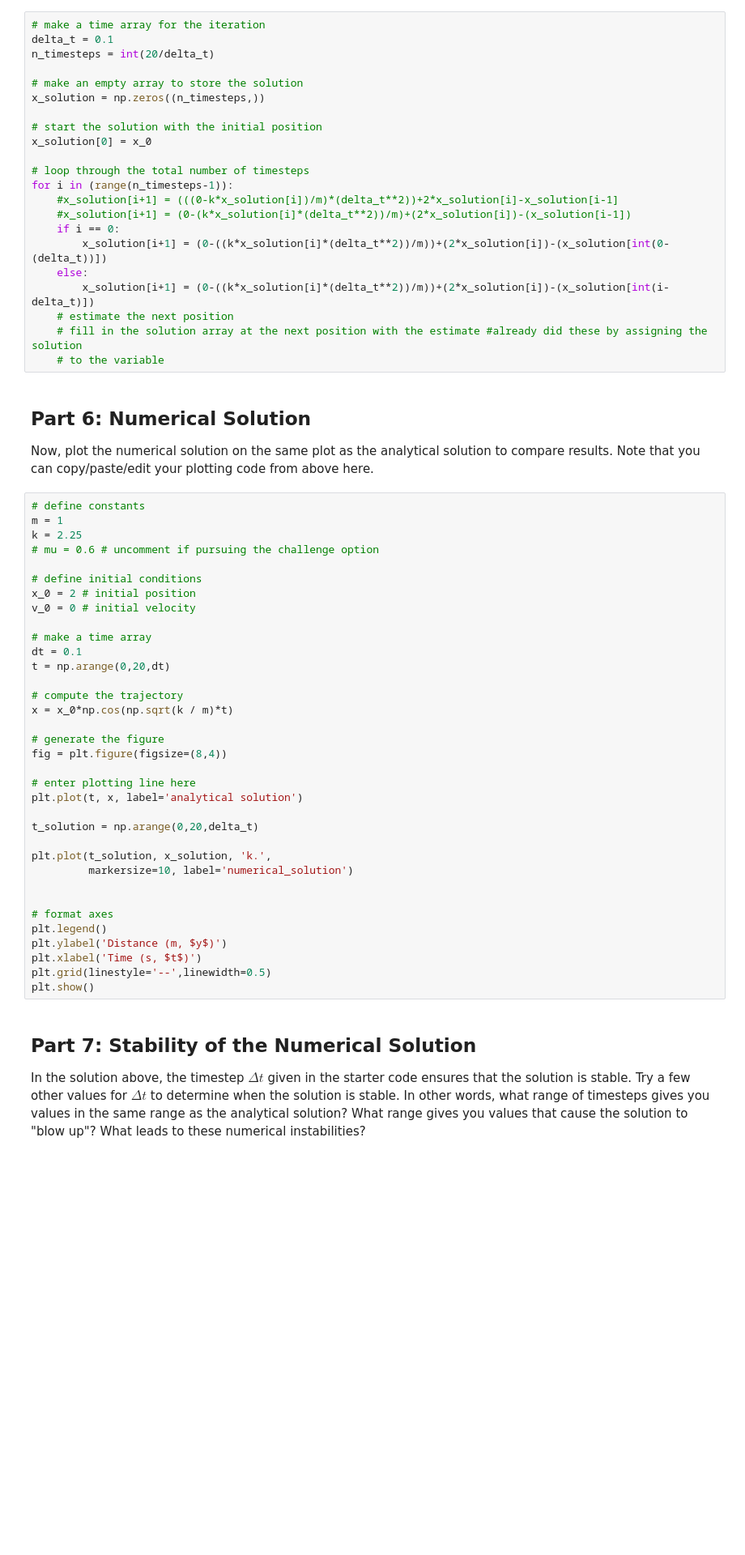
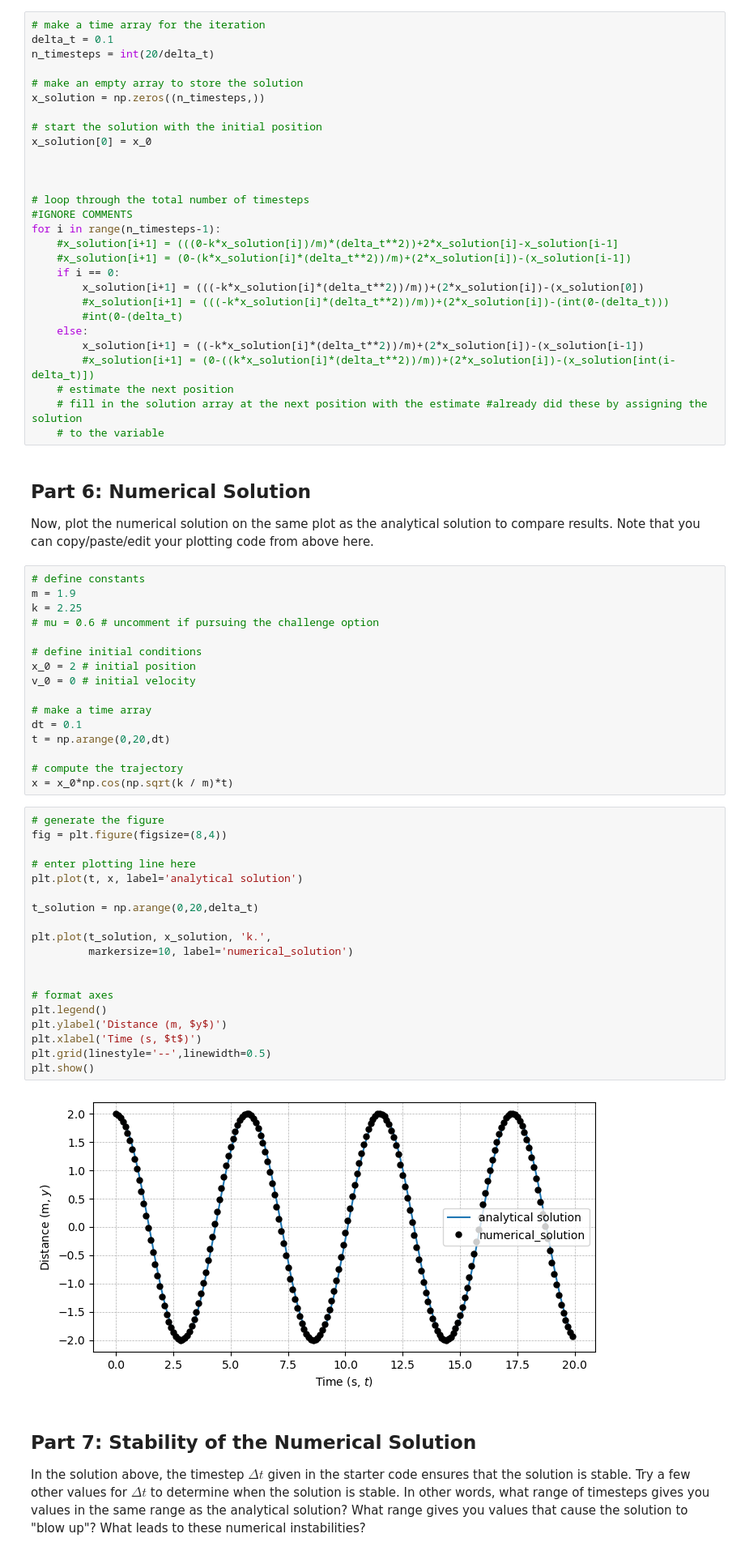
Before and after one commit to sherineAldrin/cs185cFall2024, a Jupyter notebook: HW5 Ups and Downs of Discretization.ipynb, the cells around one changed output. Shown at 81% size. Drawn from its saved outputs; the diff is of its cells as text; blank space fills up the shorter version.

```diff
--- a/HW5 Ups and Downs of Discretization.ipynb
+++ b/HW5 Ups and Downs of Discretization.ipynb
@@ -190,55 +192,63 @@ x_solution = np.zeros((n_timesteps,))
 # start the solution with the initial position
 x_solution[0] = x_0
 
+
+
 # loop through the total number of timesteps
-for i in (range(n_timesteps-1)):
+#IGNORE COMMENTS
+for i in range(n_timesteps-1):
     #x_solution[i+1] = (((0-k*x_solution[i])/m)*(delta_t**2))+2*x_solution[i]-x_solution[i-1]
     #x_solution[i+1] = (0-(k*x_solution[i]*(delta_t**2))/m)+(2*x_solution[i])-(x_solution[i-1])
     if i == 0:
-        x_solution[i+1] = (0-((k*x_solution[i]*(delta_t**2))/m))+(2*x_solution[i])-(x_solution[int(0-(delta_t))])
+        x_solution[i+1] = (((-k*x_solution[i]*(delta_t**2))/m))+(2*x_solution[i])-(x_solution[0])
+        #x_solution[i+1] = (((-k*x_solution[i]*(delta_t**2))/m))+(2*x_solution[i])-(int(0-(delta_t)))
+        #int(0-(delta_t)
     else:
-        x_solution[i+1] = (0-((k*x_solution[i]*(delta_t**2))/m))+(2*x_solution[i])-(x_solution[int(i-delta_t)])
+        x_solution[i+1] = ((-k*x_solution[i]*(delta_t**2))/m)+(2*x_solution[i])-(x_solution[i-1])
+        #x_solution[i+1] = (0-((k*x_solution[i]*(delta_t**2))/m))+(2*x_solution[i])-(x_solution[int(i-delta_t)])
     # estimate the next position
     # fill in the solution array at the next position with the estimate #already did these by assigning the solution
     # to the variable
 # %% [markdown]
 ## Part 6: Numerical Solution
 Now, plot the numerical solution on the same plot as the analytical solution to compare results. Note that you can copy/paste/edit your plotting code from above here.
+# %%
+# define constants
+m = 1.9
+k = 2.25
+# mu = 0.6 # uncomment if pursuing the challenge option
+
+# define initial conditions
+x_0 = 2 # initial position
+v_0 = 0 # initial velocity
+
+# make a time array
+dt = 0.1
+t = np.arange(0,20,dt)
+
+# compute the trajectory
+x = x_0*np.cos(np.sqrt(k / m)*t)
 # %%
-# define constants
-m = 1
-k = 2.25
-# mu = 0.6 # uncomment if pursuing the challenge option
-
-# define initial conditions
-x_0 = 2 # initial position
-v_0 = 0 # initial velocity
-
-# make a time array
-dt = 0.1
-t = np.arange(0,20,dt)
-
-# compute the trajectory
-x = x_0*np.cos(np.sqrt(k / m)*t)
-
 # generate the figure
 fig = plt.figure(figsize=(8,4))
 
 # enter plotting line here
 plt.plot(t, x, label='analytical solution')
 
 t_solution = np.arange(0,20,delta_t)
 
 plt.plot(t_solution, x_solution, 'k.',
          markersize=10, label='numerical_solution')
 
 
 # format axes
 plt.legend()
 plt.ylabel('Distance (m, $y$)')
 plt.xlabel('Time (s, $t$)')
 plt.grid(linestyle='--',linewidth=0.5)
 plt.show()
+# %% [output]
+[figure, added]
 # %% [markdown]
 ## Part 7: Stability of the Numerical Solution
 In the solution above, the timestep $\Delta t$ given in the starter code ensures that the solution is stable. Try a few other values for $\Delta t$ to determine when the solution is stable. In other words, what range of timesteps gives you values in the same range as the analytical solution? What range gives you values that cause the solution to "blow up"? What leads to these numerical instabilities?
```
Also changed, not shown: parts of 2 cells of this notebook.
